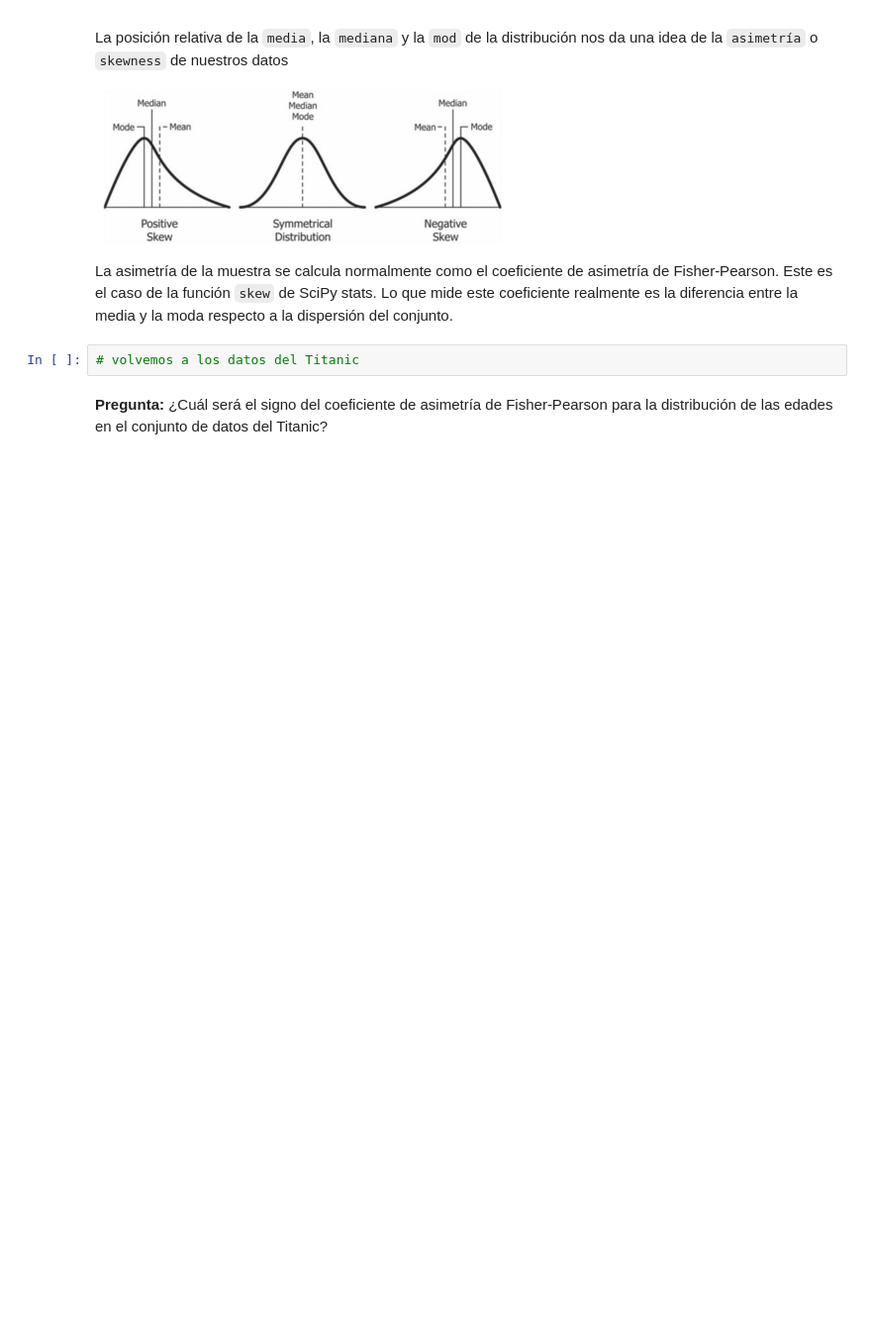
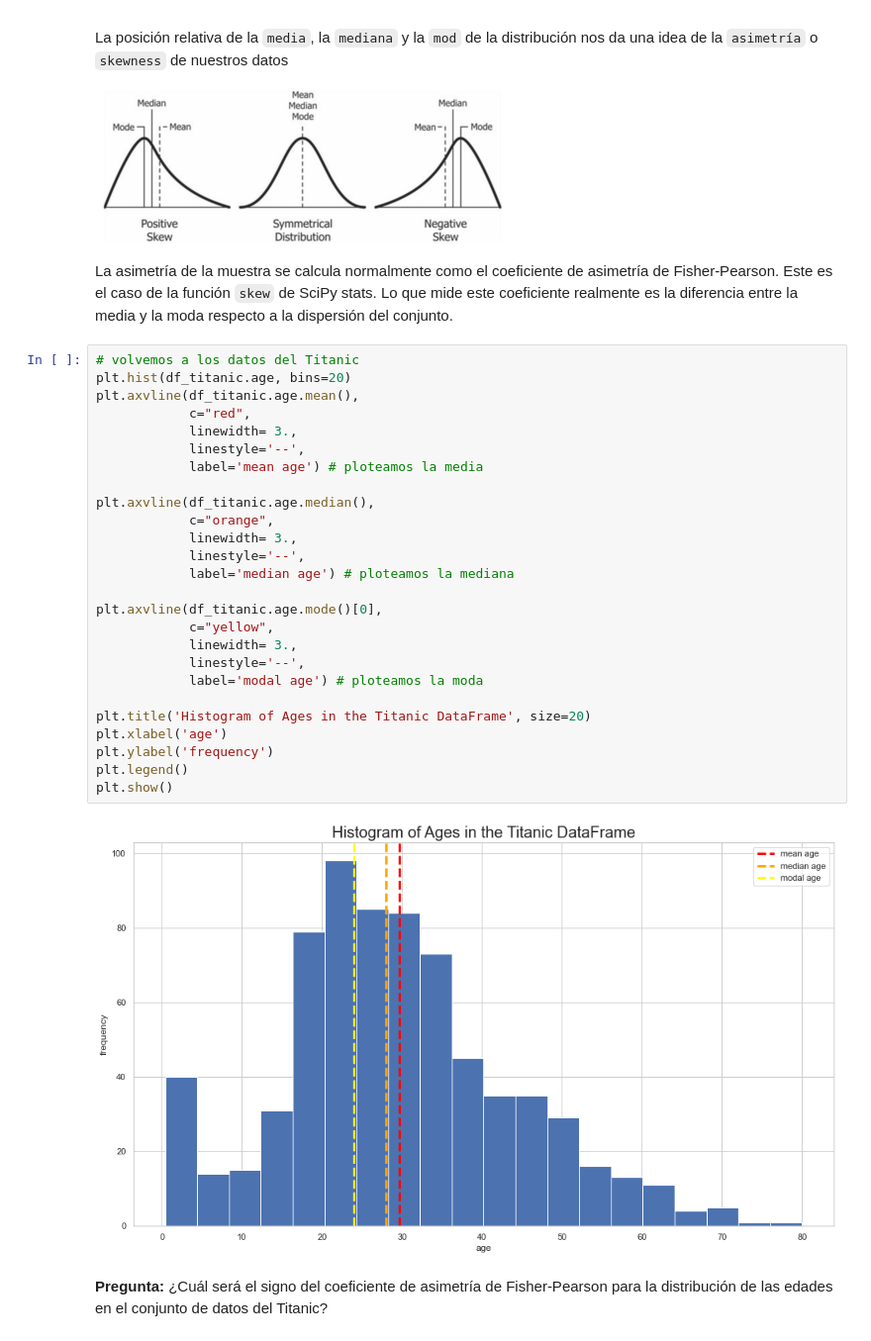
Before and after one commit to Ironhack-Data-Madrid-Octubre-2021/apuntes_clase, a Jupyter notebook: semana_05/02 - Intro estadística.ipynb, the cells around one changed output. Shown at 99% size. Saved outputs shown, nothing was run; the diff lists cells and outputs as text; blank space fills up the shorter version.

```diff
--- a/semana_05/02 - Intro estadística.ipynb
+++ b/semana_05/02 - Intro estadística.ipynb
@@ -470,8 +471,34 @@ La posición relativa de la `media`, la `mediana` y la `mod` de la distribución
 ![image.png](attachment:image.png)
 
 La asimetría de la muestra se calcula normalmente como el coeficiente de asimetría de Fisher-Pearson. Este es el caso de la función `skew` de SciPy stats. Lo que mide este coeficiente realmente es la diferencia entre la media y la moda respecto a la dispersión del conjunto.
-# %%
-# volvemos a los datos del Titanic
+# %%
+# volvemos a los datos del Titanic
+plt.hist(df_titanic.age, bins=20)
+plt.axvline(df_titanic.age.mean(),
+            c="red",
+            linewidth= 3.,
+            linestyle='--',
+            label='mean age') # ploteamos la media
+
+plt.axvline(df_titanic.age.median(),
+            c="orange",
+            linewidth= 3.,
+            linestyle='--',
+            label='median age') # ploteamos la mediana
+
+plt.axvline(df_titanic.age.mode()[0],
+            c="yellow",
+            linewidth= 3.,
+            linestyle='--',
+            label='modal age') # ploteamos la moda
+
+plt.title('Histogram of Ages in the Titanic DataFrame', size=20)
+plt.xlabel('age')
+plt.ylabel('frequency')
+plt.legend()
+plt.show()
+# %% [output]
+[figure, added]
 # %% [markdown]
 **Pregunta:** ¿Cuál será el signo del coeficiente de asimetría de Fisher-Pearson para la distribución de las edades en el conjunto de datos del Titanic?
 # %%
```
Also changed, not shown: parts of 11 cells of this notebook.
